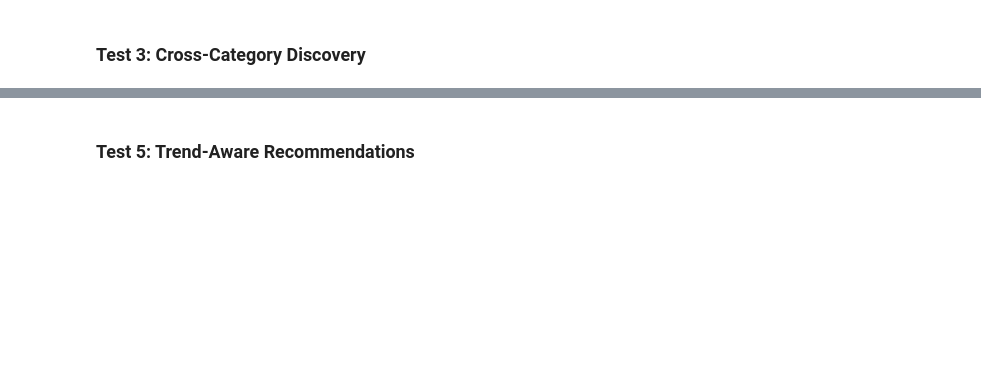
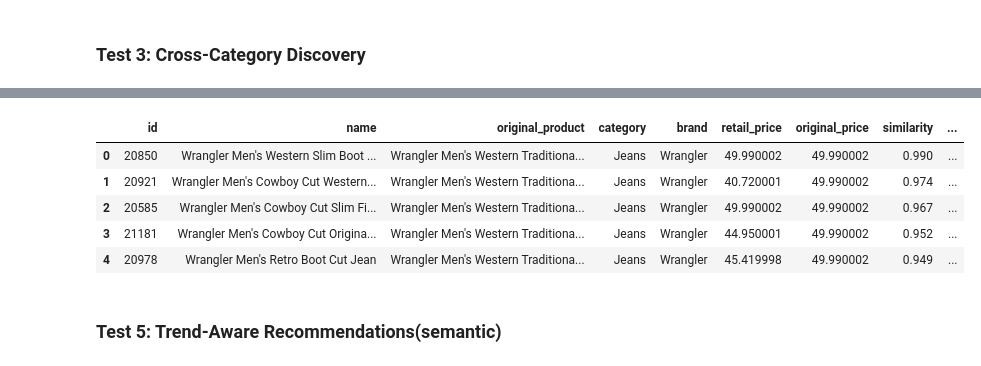
Before and after one commit to AlwaysSany/bigquery-hackathon, a Jupyter notebook: Setup_Table_Analysis_with_Bigquery.ipynb, the cells around one changed output, grey strips where cells are left out. Saved outputs shown, nothing was run; the diff lists cells and outputs as text; code cells hidden in the pictures; blank space fills up the shorter version.

```diff
--- a/Setup_Table_Analysis_with_Bigquery.ipynb
+++ b/Setup_Table_Analysis_with_Bigquery.ipynb
@@ -240,26 +300,37 @@ LIMIT 10;
 # %%
 %%bigquery
 WITH target AS (
-  SELECT embedding, retail_price, name, category, brand
+  SELECT embedding,
+  retail_price,
+  name,
+  category,
+  brand
   FROM `bigquery-hackathon-471715.thelook_ecommerce.product_embeddings_clean`
   WHERE id = 21018
 )
 SELECT
   p.id, p.name, t.name as original_product,
   p.category, p.brand,
   p.retail_price, t.retail_price as original_price,
   ROUND((1 - COSINE_DISTANCE(t.embedding, p.embedding)), 3) AS similarity,
   ROUND(((p.retail_price - t.retail_price) / t.retail_price * 100), 1) AS price_change_pct,
   CASE
     WHEN p.retail_price < t.retail_price THEN 'Cheaper'
     WHEN p.retail_price = t.retail_price THEN 'Same Price'
     ELSE 'Premium'
   END AS price_category
 FROM `bigquery-hackathon-471715.thelook_ecommerce.product_embeddings_clean` p
 CROSS JOIN target t
 WHERE p.id != 21018
   AND ABS(p.retail_price - t.retail_price) / t.retail_price <= 0.2
 ORDER BY similarity DESC
-LIMIT 10;
+LIMIT 5;
+# %% [output]
+|  | id | name | original_product | category | brand | retail_price | original_price | similarity | ... |
+| 0 | 20850 | Wrangler Men's Western Slim Boot ... | Wrangler Men's Western Traditiona... | Jeans | Wrangler | 49.990002 | 49.990002 | 0.990 | ... |
+| 1 | 20921 | Wrangler Men's Cowboy Cut Western... | Wrangler Men's Western Traditiona... | Jeans | Wrangler | 40.720001 | 49.990002 | 0.974 | ... |
+| 2 | 20585 | Wrangler Men's Cowboy Cut Slim Fi... | Wrangler Men's Western Traditiona... | Jeans | Wrangler | 49.990002 | 49.990002 | 0.967 | ... |
+| 3 | 21181 | Wrangler Men's Cowboy Cut Origina... | Wrangler Men's Western Traditiona... | Jeans | Wrangler | 44.950001 | 49.990002 | 0.952 | ... |
+| 4 | 20978 | Wrangler Men's Retro Boot Cut Jean | Wrangler Men's Western Traditiona... | Jeans | Wrangler | 45.419998 | 49.990002 | 0.949 | ... |
 # %% [markdown]
-### Test 5: Trend-Aware Recommendations
+### Test 5: Trend-Aware Recommendations(semantic)
```
Also changed, not shown: parts of 28 cells of this notebook.
